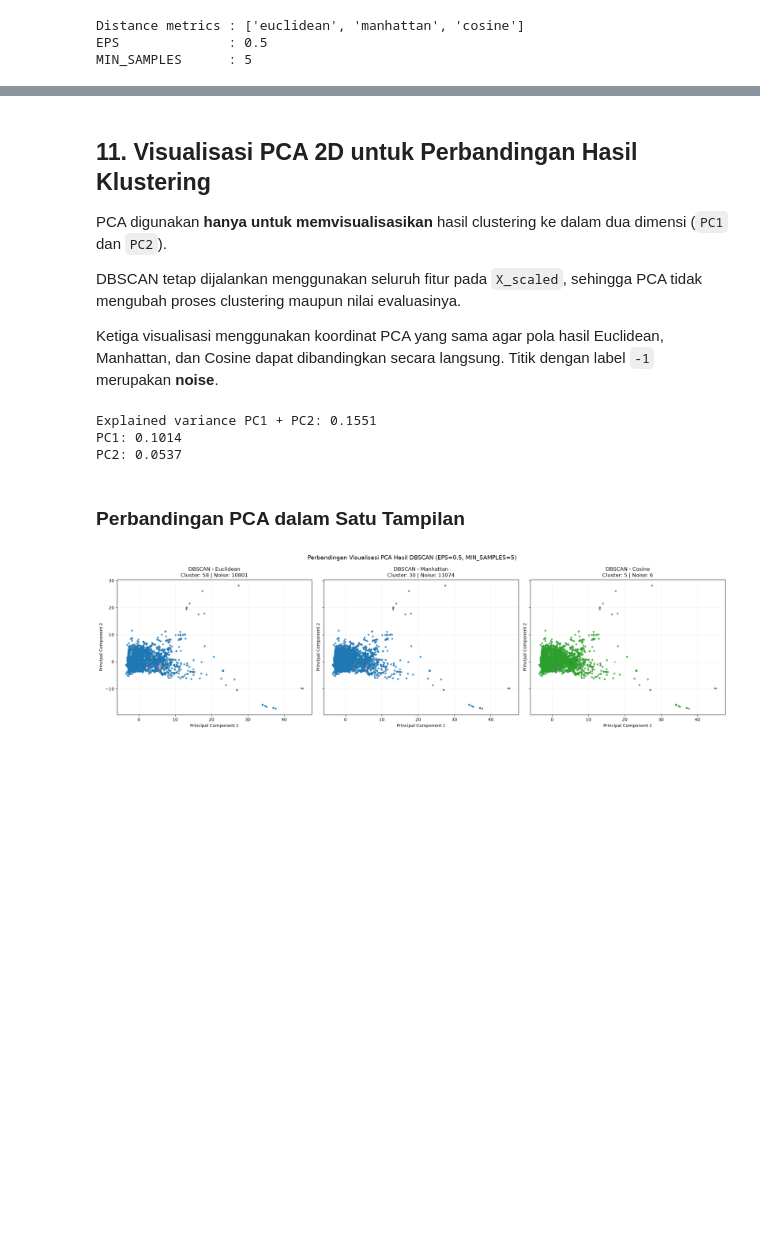
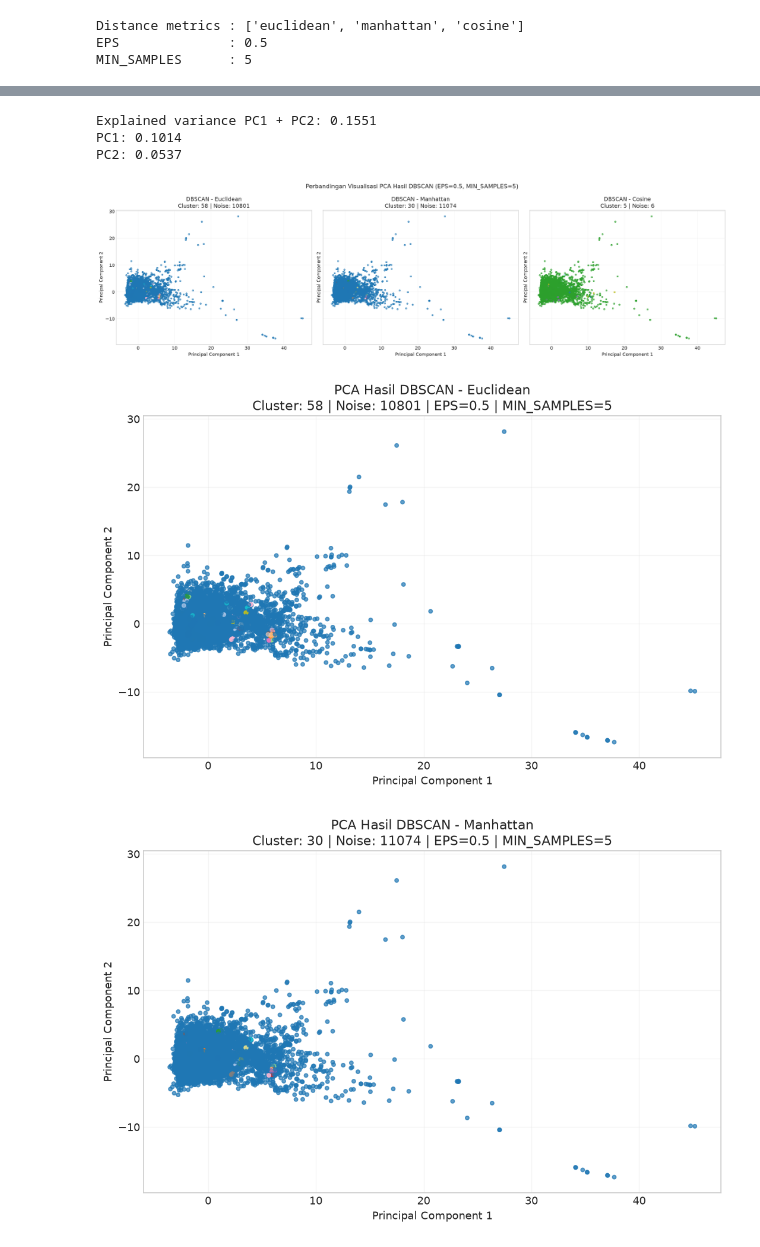
Before and after one commit to oninonins/Machine-learning-, a Jupyter notebook: JS04/DBSCAN_Perbandingan_Distance_Metric.ipynb, the cells around one changed output, grey strips where cells are left out. Cells and saved outputs as stored; diff of their text form; code cells hidden in the pictures; blank space fills up the shorter version.

```diff
--- a/JS04/DBSCAN_Perbandingan_Distance_Metric.ipynb
+++ b/JS04/DBSCAN_Perbandingan_Distance_Metric.ipynb
@@ -152,4 +135,7 @@ Silhouette Score dihitung hanya jika data non-noise memiliki minimal dua kluster
 # %%
+# =======================================================================
+# 4. FUNGSI BENCHMARK DBSCAN
+# =======================================================================
 def benchmark_dbscan(X_data, metric, eps, min_samples):
     gc.collect()
 
@@ -191,12 +177,20 @@ def benchmark_dbscan(X_data, metric, eps, min_samples):
             metric=metric
         )
 
+    core_mask = np.zeros(len(cluster_labels), dtype=bool)
+    core_mask[model.core_sample_indices_] = True
+    border_mask = (~noise_mask) & (~core_mask)
+
     result = {
         "Distance Metric": metric.title(),
         "Jumlah Kluster": n_clusters,
+        "Core Point": int(core_mask.sum()),
+        "Border Point": int(border_mask.sum()),
+        "Noise": int(noise_mask.sum()),
+        "Noise (%)": 100 * noise_mask.mean(),
         "Waktu Eksekusi (detik)": execution_time,
         "Silhouette Score": silhouette,
-        "Penggunaan Memori (MB)": peak_memory_mb,
+        "Penggunaan Memori (MiB)": peak_memory_mb,
     }
 
     return result, cluster_labels
@@ -251,56 +243,75 @@ display(comparison_df)
-# %% [markdown]
-## 11. Visualisasi PCA 2D untuk Perbandingan Hasil Klustering
-
-PCA digunakan **hanya untuk memvisualisasikan** hasil clustering ke dalam dua dimensi (`PC1` dan `PC2`).
-
-DBSCAN tetap dijalankan menggunakan seluruh fitur pada `X_scaled`, sehingga PCA tidak mengubah proses clustering maupun nilai evaluasinya.
-
-Ketiga visualisasi menggunakan koordinat PCA yang sama agar pola hasil Euclidean, Manhattan, dan Cosine dapat dibandingkan secara langsung. Titik dengan label `-1` merupakan **noise**.
-# %%
-pca = PCA(n_components=2)
-X_pca = pca.fit_transform(X_scaled)
-
-print("Explained variance PC1 + PC2:", round(pca.explained_variance_ratio_.sum(), 4))
-print("PC1:", round(pca.explained_variance_ratio_[0], 4))
-print("PC2:", round(pca.explained_variance_ratio_[1], 4))
-# %% [output]
-Explained variance PC1 + PC2: 0.1551
-PC1: 0.1014
-PC2: 0.0537
-# %% [markdown]
-### Perbandingan PCA dalam Satu Tampilan
 # %%
+# =======================================================================
+# 6. VISUALISASI PCA 2D PERBANDINGAN KLASTER & NOISE
+# =======================================================================
+pca = PCA(n_components=2, svd_solver="full", random_state=RANDOM_STATE)
+X_pca = pca.fit_transform(X_scaled)
+
+print("Explained variance PC1 + PC2:", round(pca.explained_variance_ratio_.sum(), 4))
+print("PC1:", round(pca.explained_variance_ratio_[0], 4))
+print("PC2:", round(pca.explained_variance_ratio_[1], 4))
+
 fig, axes = plt.subplots(1, 3, figsize=(21, 6), sharex=True, sharey=True)
 
 for ax, metric in zip(axes, DISTANCE_METRICS):
     cluster_labels = cluster_labels_by_metric[metric]
 
     scatter = ax.scatter(
         X_pca[:, 0],
         X_pca[:, 1],
         c=cluster_labels,
         cmap="tab20",
         s=12,
         alpha=0.7
     )
 
     n_clusters = len(set(cluster_labels)) - int(-1 in cluster_labels)
     n_noise = np.sum(cluster_labels == -1)
 
     ax.set_title(
         f"DBSCAN - {metric.title()}\n"
         f"Cluster: {n_clusters} | Noise: {n_noise}"
     )
     ax.set_xlabel("Principal Component 1")
     ax.set_ylabel("Principal Component 2")
     ax.grid(alpha=0.2)
 
 plt.suptitle(
     f"Perbandingan Visualisasi PCA Hasil DBSCAN "
     f"(EPS={EPS}, MIN_SAMPLES={MIN_SAMPLES})",
     fontsize=14
 )
 plt.tight_layout()
 plt.show()
+
+for metric in DISTANCE_METRICS:
+    cluster_labels = cluster_labels_by_metric[metric]
+    n_clusters = len(set(cluster_labels)) - int(-1 in cluster_labels)
+    n_noise = np.sum(cluster_labels == -1)
+
+    plt.figure(figsize=(9, 6))
+    plt.scatter(
+        X_pca[:, 0],
+        X_pca[:, 1],
+        c=cluster_labels,
+        cmap="tab20",
+        s=14,
+        alpha=0.7
+    )
+    plt.title(
+        f"PCA Hasil DBSCAN - {metric.title()}\n"
+        f"Cluster: {n_clusters} | Noise: {n_noise} | "
+        f"EPS={EPS} | MIN_SAMPLES={MIN_SAMPLES}"
+    )
+    plt.xlabel("Principal Component 1")
+    plt.ylabel("Principal Component 2")
+    plt.grid(alpha=0.2)
+    plt.tight_layout()
+    plt.show()
 # %% [output]
+Explained variance PC1 + PC2: 0.1551
+PC1: 0.1014
+PC2: 0.0537
-[figure, old version]
+[figure, new version]
+[figure, added]
+[figure, added]
```
Also changed, not shown: parts of 30 cells of this notebook, 7 other files.
